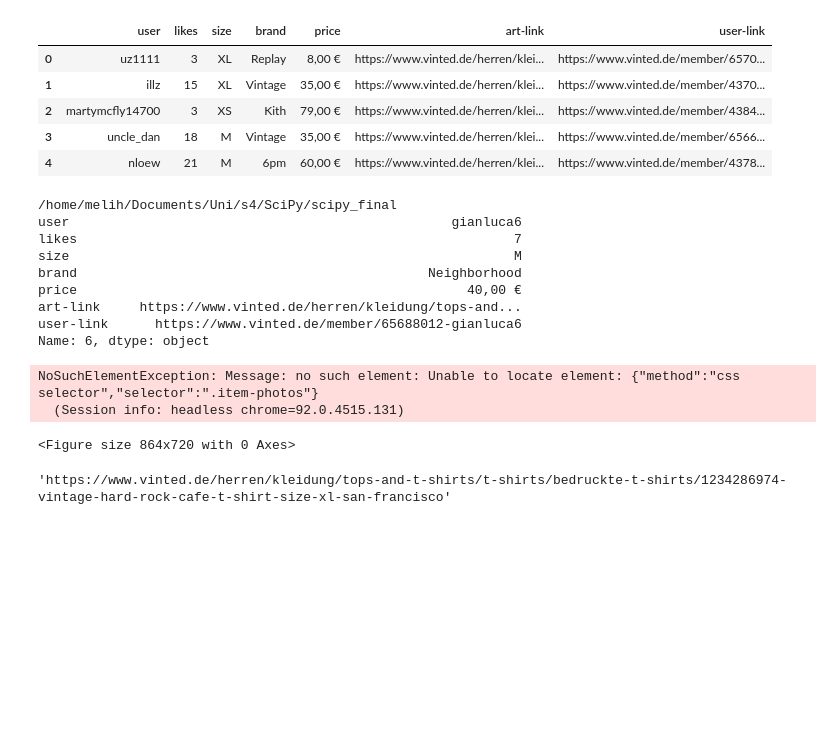
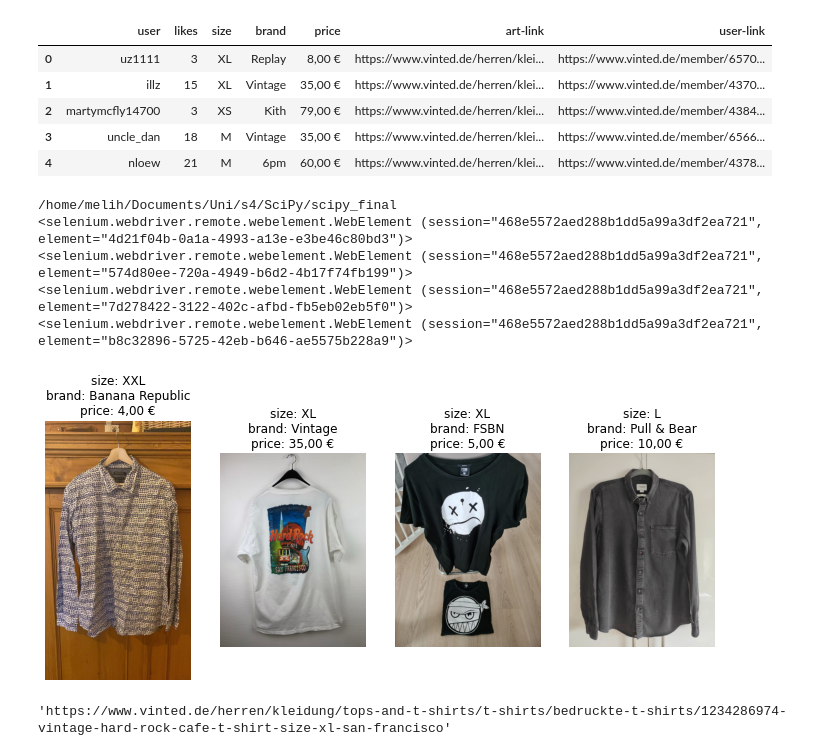
Before and after one commit to mel-oezkan/scipy_final, a Jupyter notebook: tests.ipynb, the cells around one changed output. Saved outputs shown, nothing was run; the diff lists cells and outputs as text; code cells hidden in the pictures; blank space fills up the shorter version.

Commit message:
added visualization features

```diff
--- a/tests.ipynb
+++ b/tests.ipynb
@@ -209,42 +209,50 @@ data.head()
 # %%
 from src.scrapper.WebScrapper import Scrapper
 
 def show_samples(path="data/full_data.csv"):
     # read the data
     data = pd.read_csv(path, names=["user", "likes", "size", "brand", "price", "art-link", "user-link"])
-    scrapper = Scrapper()
+    scrapper = Scrapper(silent=True)
 
     # create 4 random indices to plot from
-    random = False
-    while not(random):
-        rand_idx = np.random.randint(0, len(data), size=4)
-        if np.unique(rand_idx).size == 4:
-            random = True
+    random_vals = []
 
     plt.figure(figsize=(12,10))
-    for n, index in enumerate(rand_idx):
-        row_dict = data.iloc[index]
-        print(row_dict)
-        images = scrapper.article_images(row_dict["art-link"])
+    for n in range(4):
+
+        # Within the dataset there can be some articles for
+        # which the page is deleted since they are sold so
+        # we will search for entries which still work
+
+        finished = True
+        while finished:
+            rand_index = np.random.randint(0, len(data))
+
+            row_dict = data.iloc[rand_index]
+            # using sample will only yield the first image instead of all
+            # images on the article page
+            image = scrapper.article_images(row_dict["art-link"], sample=True)
+
+            if image and rand_index not in random_vals:
+                finished = False
+
 
         plt.subplot(1,4,n+1)
-        plt.imshow(images[0])
+        plt.imshow(image[0])
+        plt.axis("off")
+        plt.title(f"size: {row_dict['size']}\nbrand: {row_dict['brand']}\nprice: {row_dict['price']}")
+
+        random_vals.append(rand_index)
 
 
 show_samples()
 # %% [output]
 /home/melih/Documents/Uni/s4/SciPy/scipy_final
-user                                                 gianluca6
-likes                                                        7
-size                                                         M
-brand                                             Neighborhood
-price                                                  40,00 €
-art-link     https://www.vinted.de/herren/kleidung/tops-and...
-user-link      https://www.vinted.de/member/65688012-gianluca6
-Name: 6, dtype: object
+<selenium.webdriver.remote.webelement.WebElement (session="468e5572aed288b1dd5a99a3df2ea721", element="4d21f04b-0a1a-4993-a13e-e3be46c80bd3")>
+<selenium.webdriver.remote.webelement.WebElement (session="468e5572aed288b1dd5a99a3df2ea721", element="574d80ee-720a-4949-b6d2-4b17f74fb199")>
+<selenium.webdriver.remote.webelement.WebElement (session="468e5572aed288b1dd5a99a3df2ea721", element="7d278422-3122-402c-afbd-fb5eb02eb5f0")>
+<selenium.webdriver.remote.webelement.WebElement (session="468e5572aed288b1dd5a99a3df2ea721", element="b8c32896-5725-42eb-b646-ae5575b228a9")>
-NoSuchElementException: Message: no such element: Unable to locate element: {"method":"css selector","selector":".item-photos"}
-  (Session info: headless chrome=92.0.4515.131)
-<Figure size 864x720 with 0 Axes>
+[figure, added]
 # %%
 data.iloc[1]["art-link"]
 # %% [output]
```
Also changed, not shown: parts of 4 cells of this notebook, 5 other files.
